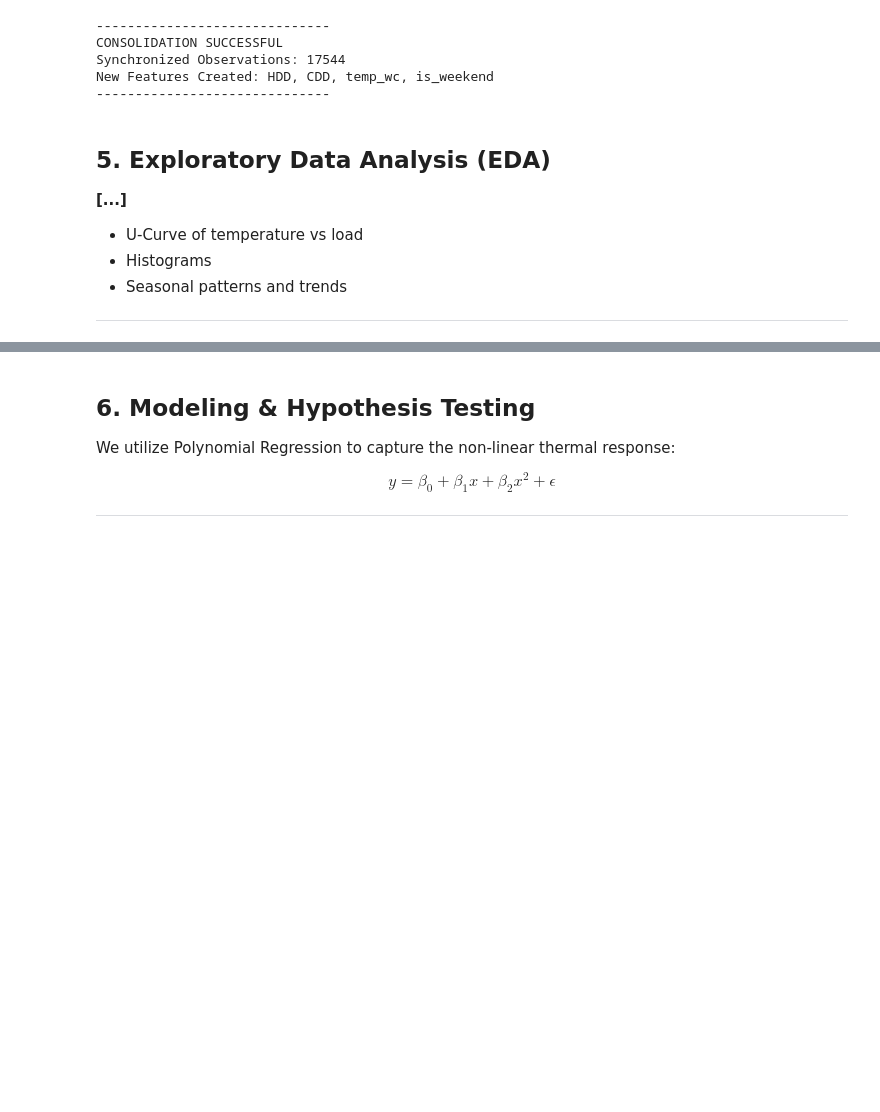
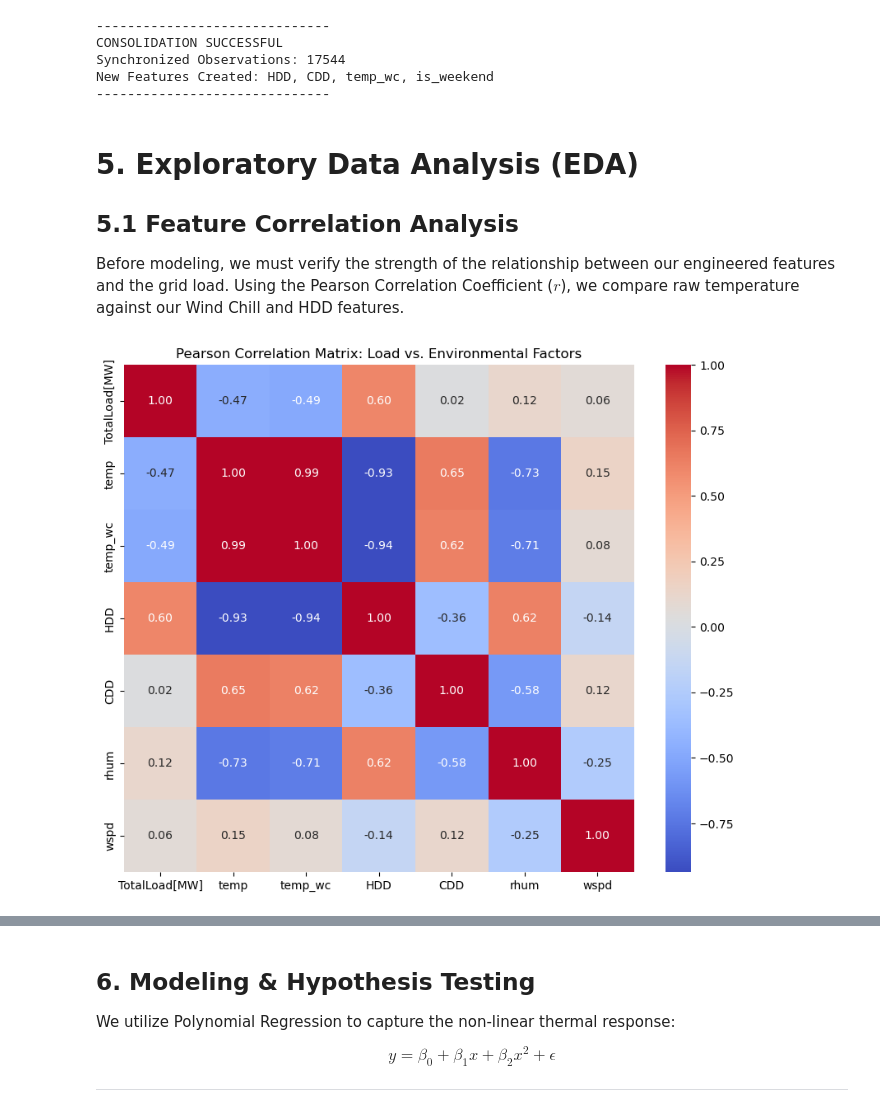
Before and after one commit to ginev91/data-science-project-softuni, a Jupyter notebook: thermal_sensitivity_bg_grid_2026.ipynb, the cells around one changed output, grey strips where cells are left out. Cells and saved outputs as stored; diff of their text form; code cells hidden in the pictures; blank space fills up the shorter version.

```diff
--- a/thermal_sensitivity_bg_grid_2026.ipynb
+++ b/thermal_sensitivity_bg_grid_2026.ipynb
@@ -281,12 +283,19 @@ Synchronized Observations: 17544
 New Features Created: HDD, CDD, temp_wc, is_weekend
 ------------------------------
 # %% [markdown]
-## 5. Exploratory Data Analysis (EDA)
-
-**[...]**
-
-- U-Curve of temperature vs load
-- Histograms
-- Seasonal patterns and trends
-
----
+# 5. Exploratory Data Analysis (EDA)
+## 5.1 Feature Correlation Analysis
+Before modeling, we must verify the strength of the relationship between our engineered features and the grid load. Using the Pearson Correlation Coefficient ($r$), we compare raw temperature against our Wind Chill and HDD features.
+# %%
+import seaborn as sns
+import matplotlib.pyplot as plt
+
+corr_cols = ['TotalLoad[MW]', 'temp', 'temp_wc', 'HDD', 'CDD', 'rhum', 'wspd']
+correlation_matrix = df_master[corr_cols].corr()
+
+plt.figure(figsize=(10, 8))
+sns.heatmap(correlation_matrix, annot=True, cmap='coolwarm', fmt=".2f")
+plt.title('Pearson Correlation Matrix: Load vs. Environmental Factors')
+plt.show()
+# %% [output]
+[figure, added]
```
Also changed, not shown: parts of 5 cells of this notebook.
